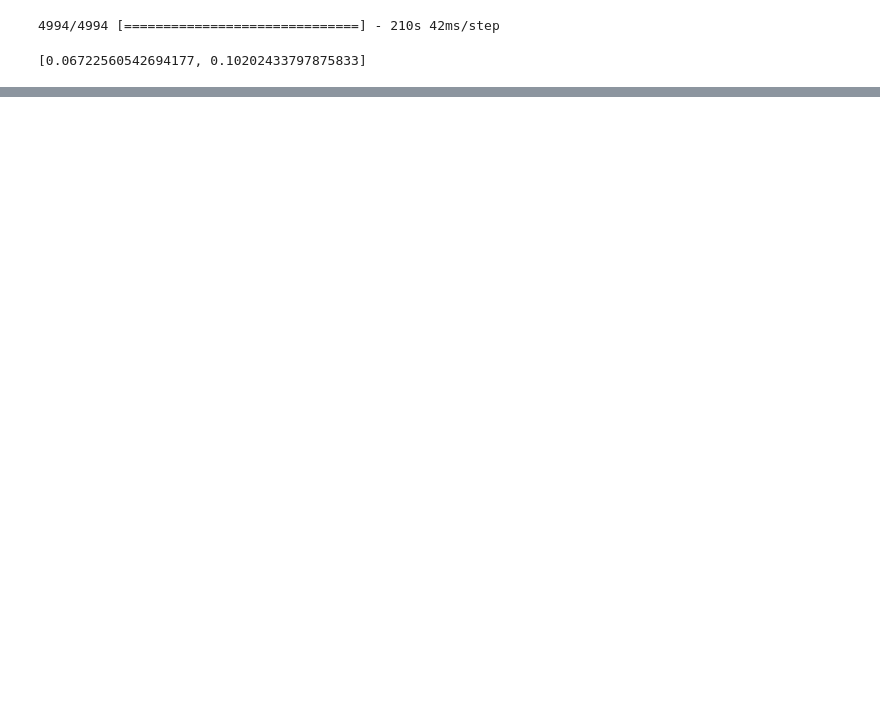
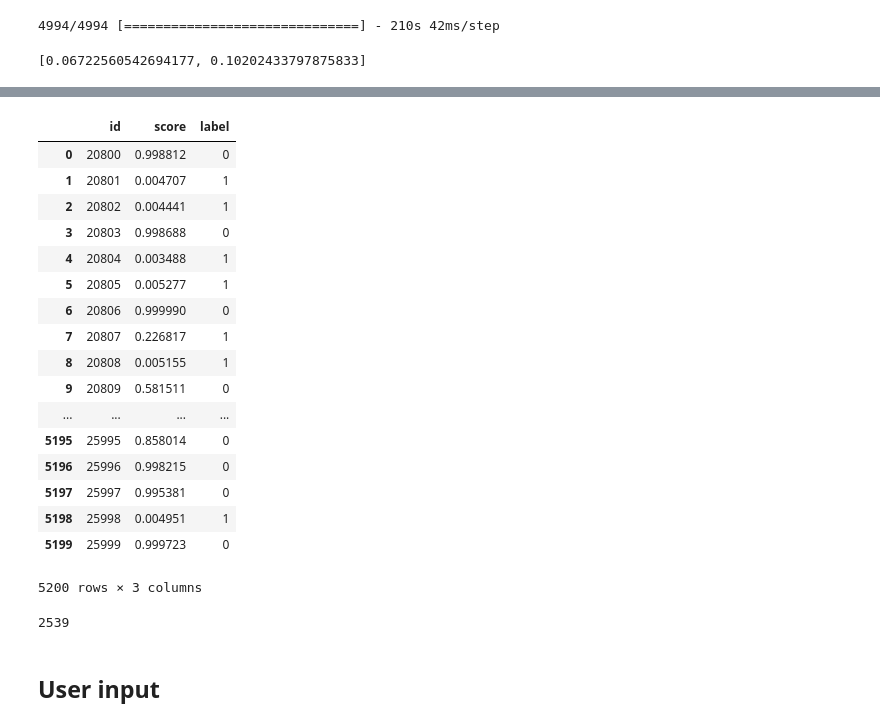
Before and after one commit to tychen5/NLP_FakeNewsDetection, a Jupyter notebook: leo/Regression_Training.ipynb, the cells around one changed output, grey strips where cells are left out. Drawn from its saved outputs; the diff is of its cells as text; code cells hidden in the pictures; blank space fills up the shorter version.

```diff
--- a/leo/Regression_Training.ipynb
+++ b/leo/Regression_Training.ipynb
@@ -484,0 +485,4 @@ model.add(Conv1D(input_shape=(None, N_features)))
+# %%
+model = load_model('model/Reg_keras.h5_all.h5')
+model.load_weights('model/Reg_keras.h5')
+ans1 = model.predict(test_X)
@@ -484,0 +505,4 @@ model.add(Conv1D(input_shape=(None, N_features)))
+# %%
+model2 = load_model('model/Reg_keras2.h5_all.h5')
+model2.load_weights('model/Reg_keras2.h5')
+ans2 = model2.predict(test_X)
@@ -484,0 +519,5 @@ model.add(Conv1D(input_shape=(None, N_features)))
+# %%
+ans = (ans1 + ans2)/2
+ans = np.squeeze(ans)
+ans_df = pd.DataFrame(data={'id':list(test_ID),'score':list(ans)})
+ans_df
@@ -484,0 +543,31 @@ model.add(Conv1D(input_shape=(None, N_features)))
+# %%
+def transfer_bin(s):
+#     print(df.score)
+    if s>0.5:
+        return 0
+    else:
+        return 1
+# %%
+# ans_df['label']=1
+ans_df = ans_df.groupby('id').mean().reset_index()
+ans_df['label'] = ans_df['score'].apply(transfer_bin)
+ans_df
+# %% [output]
+|  | id | score | label |
+| 0 | 20800 | 0.998812 | 0 |
+| 1 | 20801 | 0.004707 | 1 |
+| 2 | 20802 | 0.004441 | 1 |
+| 3 | 20803 | 0.998688 | 0 |
+| 4 | 20804 | 0.003488 | 1 |
+| 5 | 20805 | 0.005277 | 1 |
+| 6 | 20806 | 0.999990 | 0 |
+| 7 | 20807 | 0.226817 | 1 |
+| 8 | 20808 | 0.005155 | 1 |
+| 9 | 20809 | 0.581511 | 0 |
+| ... | ... | ... | ... |
+| 5195 | 25995 | 0.858014 | 0 |
+| 5196 | 25996 | 0.998215 | 0 |
+| 5197 | 25997 | 0.995381 | 0 |
+| 5198 | 25998 | 0.004951 | 1 |
+| 5199 | 25999 | 0.999723 | 0 |
+5200 rows × 3 columns
@@ -484,0 +577,6 @@ model.add(Conv1D(input_shape=(None, N_features)))
+# %%
+ans_df.label.sum()
+# %% [output]
+2539
+# %% [markdown]
+## User input
```
Also changed, not shown: parts of 38 cells of this notebook, 2 other files.
